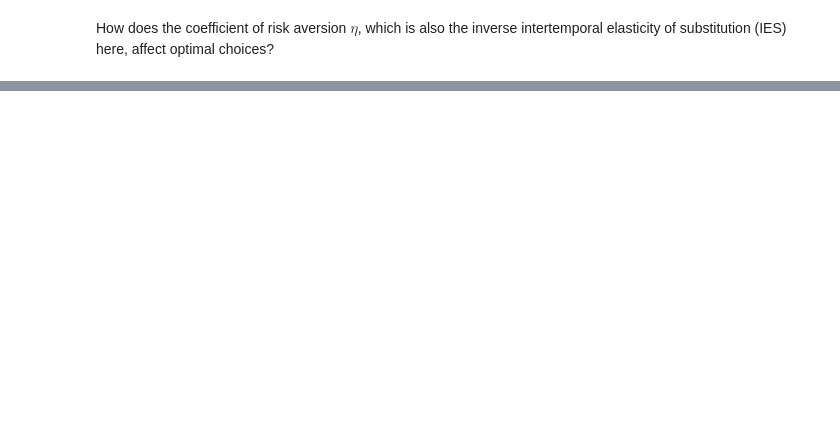
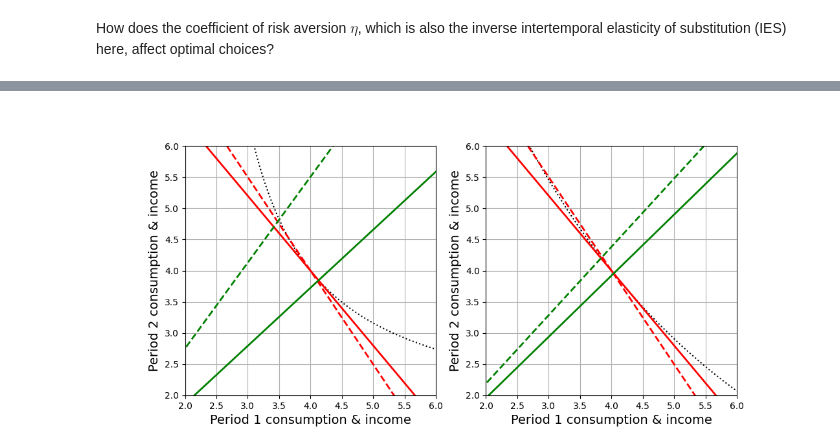
Before and after one commit to jl-2021/my-binder, a Jupyter notebook: intertemporal-choice.ipynb, the cells around one changed output, grey strips where cells are left out. Drawn from its saved outputs; the diff is of its cells as text; code cells hidden in the pictures; blank space fills up the shorter version.

```diff
--- a/intertemporal-choice.ipynb
+++ b/intertemporal-choice.ipynb
@@ -397,0 +296,89 @@ plt.show()
+# %%
+"""Show how the coefficient of risk aversion (or the inverse IES) affects the budget line and first order condition, hence optimum consumption"""
+
+from ipywidgets import interact
+
+choice0 = IntertemporalChoice()
+
+pars1 = choice0.pars.copy()
+pars1['R'] = 1.5
+choice1 = IntertemporalChoice(pars1)
+
+parse = choice0.pars.copy()
+parse['eta'] = 0.5
+choicee = IntertemporalChoice(parse)
+
+parse1 = choicee.pars.copy()
+parse1['R'] = 1.5
+choicee1 = IntertemporalChoice(parse1)
+
+# Calculate utility for each combination of goods 1 and 2
+utility_values = choice0.gridded_utility()
+utility_valuese = choicee.gridded_utility()
+
+# Compute c1, c2 and u at the tangent of the budget line and the iso-utility curves
+(c1star,c2star,ustar) = choice0.tangent_point()
+
+# Compute values of c2 for values of c1 below and above the optimal consumption point
+c1_borrow = np.linspace(0.5, c1star, 100)
+budget_line_borrow = choice0.budget_constraint(c1_borrow)
+c1_lend = np.linspace(c1star, 10, 100)
+budget_line_lend = choice0.budget_constraint(c1_lend)
+
+# Create a contour plot to visualize the indifference curve
+fig, ax = plt.subplots(1,2, figsize=(11, 5))
+
+#contour = ax[0].contour(choice0.linspace(), choice0.linspace(), choice0.gridded_utility(), levels=23)
+#contoure = ax[1].contour(choicee.linspace(), choicee.linspace(), choicee.gridded_utility(), levels=23)
+contour = ax[0].contour(choice0.linspace(), choice0.linspace(), choice0.gridded_utility(), levels=np.array([choice0.tangent_point()[2]]),
+                      colors='black', linestyles=':')
+contoure = ax[1].contour(choicee.linspace(), choice0.linspace(), choicee.gridded_utility(), levels=np.array([choicee.tangent_point()[2]]),
+                      colors='black', linestyles=':')
+
+
+ax[0].set_xlim(2, 6)
+ax[0].set_ylim(2, 6)
+ax[1].set_xlim(2, 6)
+ax[1].set_ylim(2, 6)
+
+ax[0].set_xlabel('Period 1 consumption & income', fontsize=14)
+ax[0].set_ylabel('Period 2 consumption & income', fontsize=14)
+ax[1].set_xlabel('Period 1 consumption & income', fontsize=14)
+ax[1].set_ylabel('Period 2 consumption & income', fontsize=14)
+
+# Plot the budget constraint
+ax[0].plot(choice0.linspace(), choice0.budget_line(), color='red', linewidth =2)
+ax[1].plot(choicee.linspace(), choicee.budget_line(), color='red', linewidth =2)
+
+b_line_1, = ax[0].plot(choice1.linspace(), choice1.budget_line(), color='red', linewidth =2, linestyle='--')
+b_line_e1, = ax[1].plot(choicee1.linspace(), choicee1.budget_line(), color='red', linewidth =2, linestyle='--')
+
+ax[0].plot(choice0.linspace(), choice0.c2_line(), color='green', linewidth =2, linestyle='-')
+ax[1].plot(choicee.linspace(), choicee.c2_line(), color='green', linewidth =2, linestyle='-')
+
+c2_line_1, = ax[0].plot(choice1.linspace(), choice1.c2_line(), color='green', linewidth =2, linestyle='--')
+c2_line_e1, = ax[1].plot(choicee1.linspace(), choicee1.c2_line(), color='green', linewidth =2, linestyle='--')
+
+ax[0].grid(True)
+ax[1].grid(True)
+plt.show()
+
+
+def update(R = 1.5):
+    choice1.pars['R'] = R
+    choicee1.pars['R'] = R
+
+    b_line_1.set_ydata(choice1.budget_line())
+    c2_line_1.set_ydata(choice1.c2_line())
+
+    b_line_e1.set_ydata(choicee1.budget_line())
+    c2_line_e1.set_ydata(choicee1.c2_line())
+
+    ax[0].set_title(r'$\eta$ = 1.75 and R = {} vs 1.2 (solid)'.format(R), fontsize=14)
+    ax[1].set_title(r'$\eta$ = 0.5 and R = {} vs R = 1.2  (solid)'.format(R), fontsize=14)
+
+    fig.canvas.draw_idle()
+
+interact(update, R = (1.0,1.8));
+# %% [output]
+[figure, added]
```
Also changed, not shown: parts of 7 cells of this notebook.
